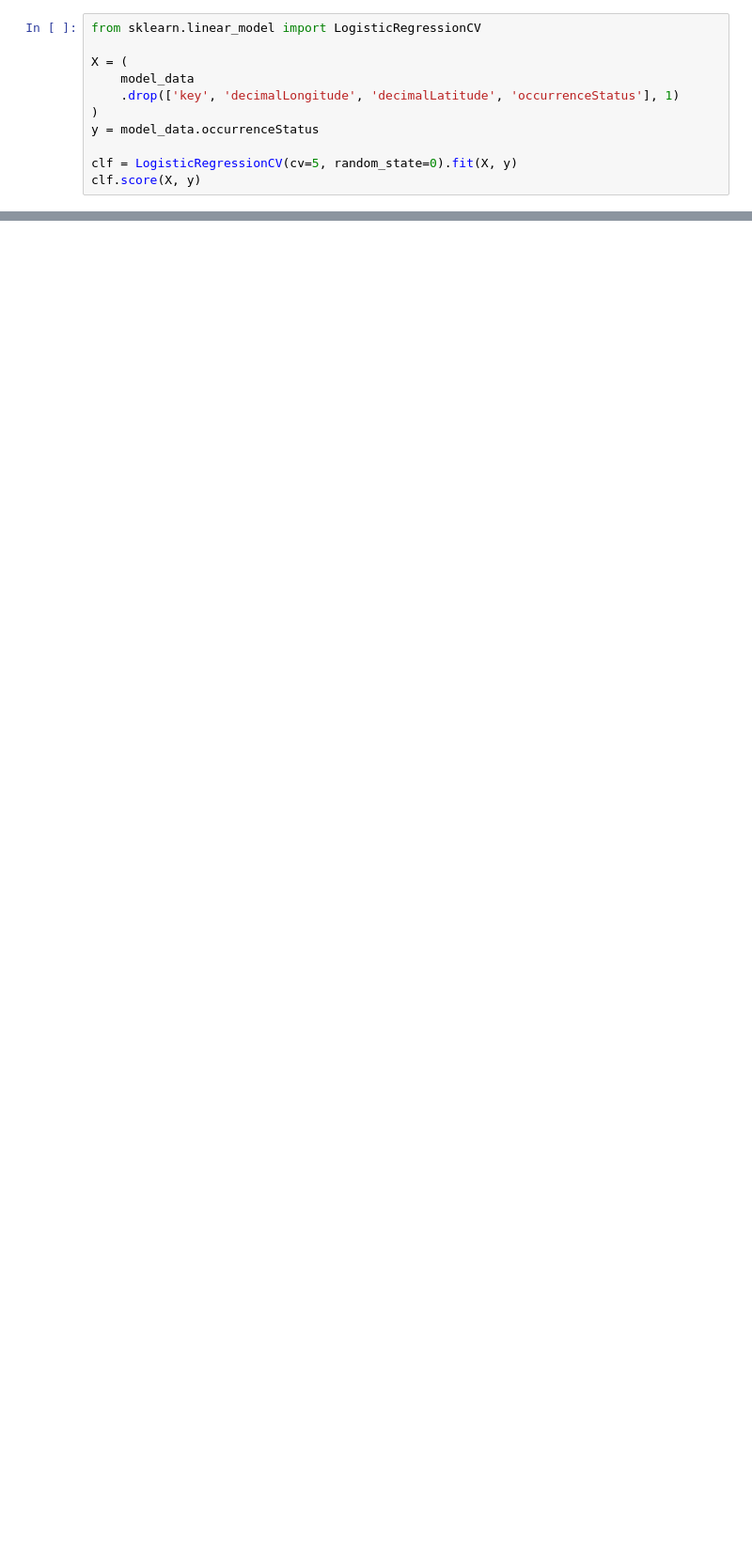
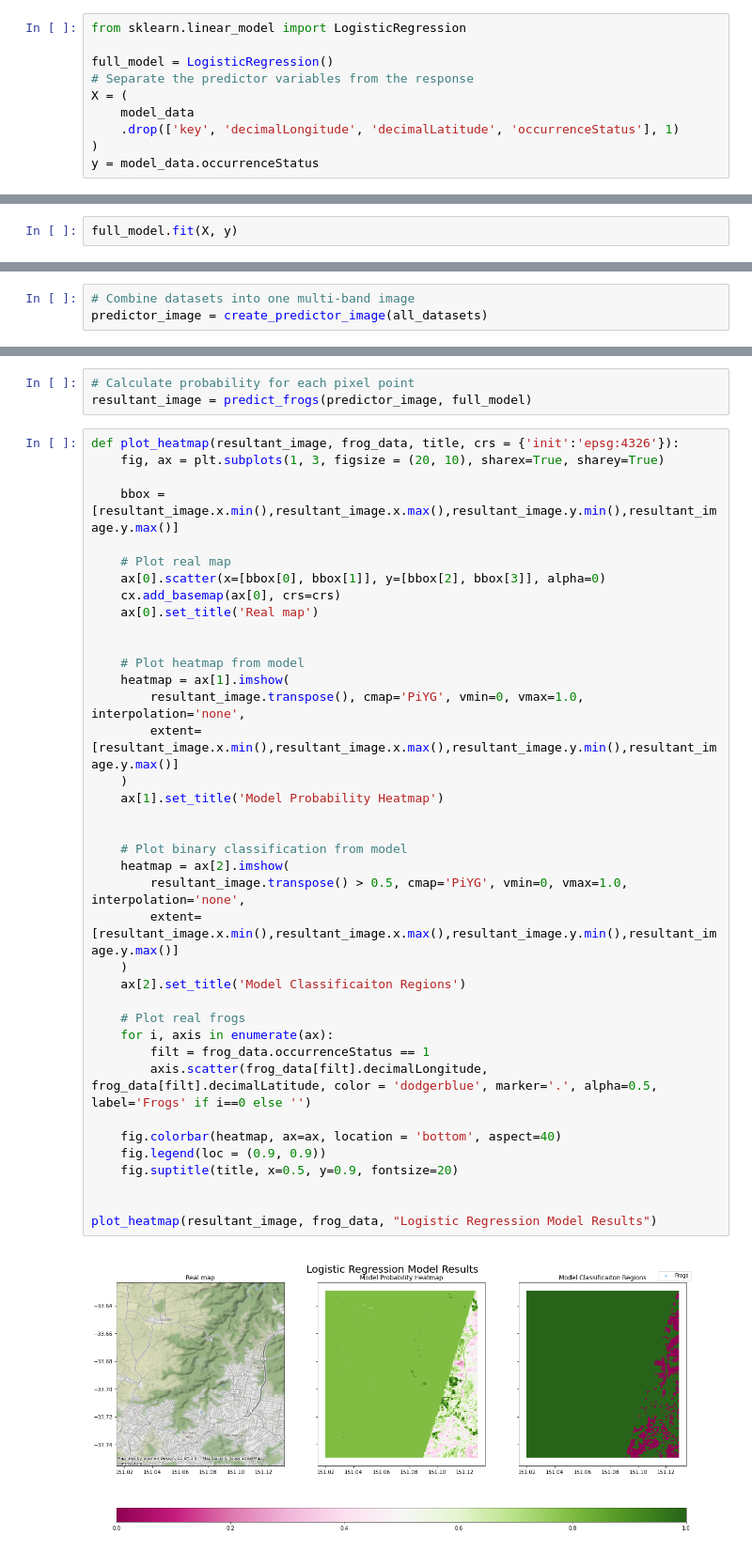
Before and after one commit to EY-Data-Science-Program/2022-Better-Working-World-Data-Challenge, a Jupyter notebook: Billy_Model.ipynb, the cells around one changed output, grey strips where cells are left out. Shown at 94% size. Drawn from its saved outputs; the diff is of its cells as text; blank space fills up the shorter version.

Commit message:
Basic model visualisations and evaluations

```diff
--- a/Billy_Model.ipynb
+++ b/Billy_Model.ipynb
@@ -141,11 +185,10 @@ X = (
 # %%
-from sklearn.linear_model import LogisticRegressionCV
+from sklearn.linear_model import LogisticRegression
 
+full_model = LogisticRegression()
+# Separate the predictor variables from the response
 X = (
     model_data
     .drop(['key', 'decimalLongitude', 'decimalLatitude', 'occurrenceStatus'], 1)
 )
 y = model_data.occurrenceStatus
-
-clf = LogisticRegressionCV(cv=5, random_state=0).fit(X, y)
-clf.score(X, y)
@@ -155,0 +197,2 @@ clf.score(X, y)
+# %%
+full_model.fit(X, y)
@@ -155,0 +261,3 @@ clf.score(X, y)
+# %%
+# Combine datasets into one multi-band image
+predictor_image = create_predictor_image(all_datasets)
@@ -155,0 +267,43 @@ clf.score(X, y)
+# %%
+# Calculate probability for each pixel point
+resultant_image = predict_frogs(predictor_image, full_model)
+# %%
+def plot_heatmap(resultant_image, frog_data, title, crs = {'init':'epsg:4326'}):
+    fig, ax = plt.subplots(1, 3, figsize = (20, 10), sharex=True, sharey=True)
+
+    bbox = [resultant_image.x.min(),resultant_image.x.max(),resultant_image.y.min(),resultant_image.y.max()]
+
+    # Plot real map
+    ax[0].scatter(x=[bbox[0], bbox[1]], y=[bbox[2], bbox[3]], alpha=0)
+    cx.add_basemap(ax[0], crs=crs)
+    ax[0].set_title('Real map')
+
+
+    # Plot heatmap from model
+    heatmap = ax[1].imshow(
+        resultant_image.transpose(), cmap='PiYG', vmin=0, vmax=1.0, interpolation='none',
+        extent=[resultant_image.x.min(),resultant_image.x.max(),resultant_image.y.min(),resultant_image.y.max()]
+    )
+    ax[1].set_title('Model Probability Heatmap')
+
+
+    # Plot binary classification from model
+    heatmap = ax[2].imshow(
+        resultant_image.transpose() > 0.5, cmap='PiYG', vmin=0, vmax=1.0, interpolation='none',
+        extent=[resultant_image.x.min(),resultant_image.x.max(),resultant_image.y.min(),resultant_image.y.max()]
+    )
+    ax[2].set_title('Model Classificaiton Regions')
+
+    # Plot real frogs
+    for i, axis in enumerate(ax):
+        filt = frog_data.occurrenceStatus == 1
+        axis.scatter(frog_data[filt].decimalLongitude, frog_data[filt].decimalLatitude, color = 'dodgerblue', marker='.', alpha=0.5, label='Frogs' if i==0 else '')
+
+    fig.colorbar(heatmap, ax=ax, location = 'bottom', aspect=40)
+    fig.legend(loc = (0.9, 0.9))
+    fig.suptitle(title, x=0.5, y=0.9, fontsize=20)
+
+
+plot_heatmap(resultant_image, frog_data, "Logistic Regression Model Results")
+# %% [output]
+[figure, added]
```
Also changed, not shown: parts of 41 cells of this notebook.
